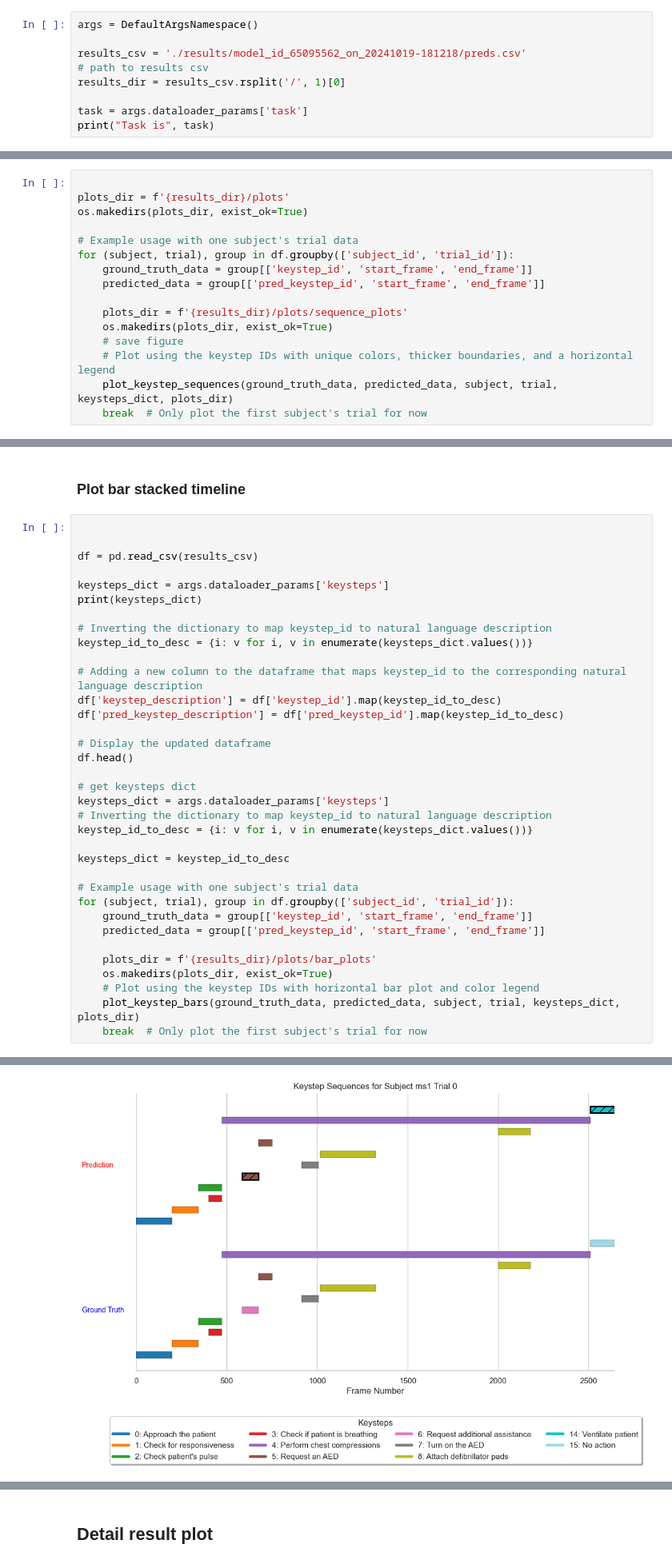
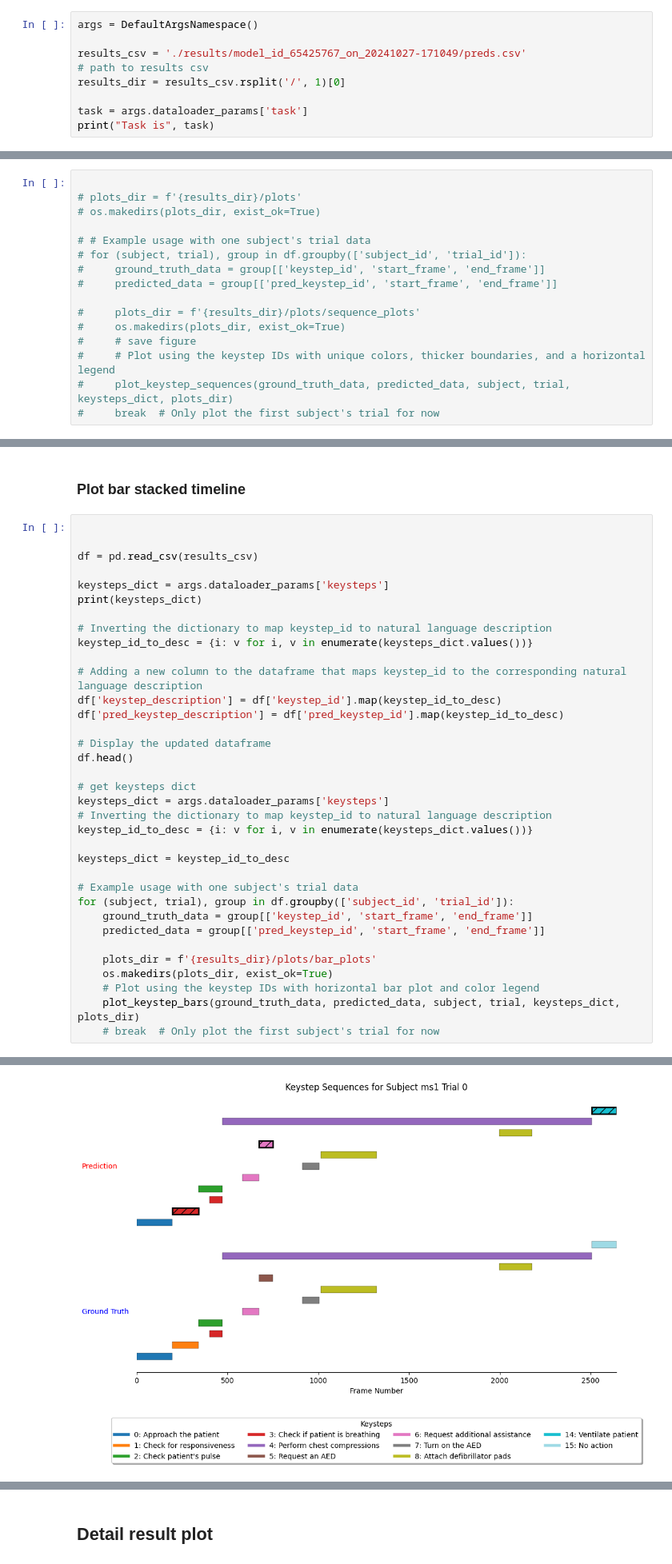
Before and after one commit to UVA-DSA/EgoEMS, a Jupyter notebook: Benchmarks/ActionRecognition/MTRSAP/classification_final_metrics_plots.ipynb, the cells around one changed output, grey strips where cells are left out. Shown at 80% size. Saved outputs shown, nothing was run; the diff lists cells and outputs as text.

```diff
--- a/Benchmarks/ActionRecognition/MTRSAP/classification_final_metrics_plots.ipynb
+++ b/Benchmarks/ActionRecognition/MTRSAP/classification_final_metrics_plots.ipynb
@@ -14,7 +14,7 @@ from metrics.metrics import *
 # %%
 args = DefaultArgsNamespace()
 
-results_csv = './results/model_id_65095562_on_20241019-181218/preds.csv'
+results_csv = './results/model_id_65425767_on_20241027-171049/preds.csv'
 # path to results csv
 results_dir = results_csv.rsplit('/', 1)[0]
 
@@ -417,17 +417,17 @@ def plot_keystep_bars(ground_truth, predicted, subject, trial, keystep_dict, plo
 ### Plot keysteps sequence in a single timeline
 # %%
 
-plots_dir = f'{results_dir}/plots'
-os.makedirs(plots_dir, exist_ok=True)
+# plots_dir = f'{results_dir}/plots'
+# os.makedirs(plots_dir, exist_ok=True)
 
-# Example usage with one subject's trial data
-for (subject, trial), group in df.groupby(['subject_id', 'trial_id']):
-    ground_truth_data = group[['keystep_id', 'start_frame', 'end_frame']]
-    predicted_data = group[['pred_keystep_id', 'start_frame', 'end_frame']]
+# # Example usage with one subject's trial data
+# for (subject, trial), group in df.groupby(['subject_id', 'trial_id']):
+#     ground_truth_data = group[['keystep_id', 'start_frame', 'end_frame']]
+#     predicted_data = group[['pred_keystep_id', 'start_frame', 'end_frame']]
 
-    plots_dir = f'{results_dir}/plots/sequence_plots'
-    os.makedirs(plots_dir, exist_ok=True)
-    # save figure
-    # Plot using the keystep IDs with unique colors, thicker boundaries, and a horizontal legend
-    plot_keystep_sequences(ground_truth_data, predicted_data, subject, trial, keysteps_dict, plots_dir)
-    break  # Only plot the first subject's trial for now
+#     plots_dir = f'{results_dir}/plots/sequence_plots'
+#     os.makedirs(plots_dir, exist_ok=True)
+#     # save figure
+#     # Plot using the keystep IDs with unique colors, thicker boundaries, and a horizontal legend
+#     plot_keystep_sequences(ground_truth_data, predicted_data, subject, trial, keysteps_dict, plots_dir)
+#     break  # Only plot the first subject's trial for now
@@ -461,32 +442,32 @@ keysteps_dict = args.dataloader_params['keysteps']
 print(keysteps_dict)
 
 # Inverting the dictionary to map keystep_id to natural language description
 keystep_id_to_desc = {i: v for i, v in enumerate(keysteps_dict.values())}
 
 # Adding a new column to the dataframe that maps keystep_id to the corresponding natural language description
 df['keystep_description'] = df['keystep_id'].map(keystep_id_to_desc)
 df['pred_keystep_description'] = df['pred_keystep_id'].map(keystep_id_to_desc)
 
 # Display the updated dataframe
 df.head()
 
 # get keysteps dict
 keysteps_dict = args.dataloader_params['keysteps']
 # Inverting the dictionary to map keystep_id to natural language description
 keystep_id_to_desc = {i: v for i, v in enumerate(keysteps_dict.values())}
 
 keysteps_dict = keystep_id_to_desc
 
 # Example usage with one subject's trial data
 for (subject, trial), group in df.groupby(['subject_id', 'trial_id']):
     ground_truth_data = group[['keystep_id', 'start_frame', 'end_frame']]
     predicted_data = group[['pred_keystep_id', 'start_frame', 'end_frame']]
 
     plots_dir = f'{results_dir}/plots/bar_plots'
     os.makedirs(plots_dir, exist_ok=True)
     # Plot using the keystep IDs with horizontal bar plot and color legend
     plot_keystep_bars(ground_truth_data, predicted_data, subject, trial, keysteps_dict, plots_dir)
-    break  # Only plot the first subject's trial for now
+    # break  # Only plot the first subject's trial for now
 # %% [output]
 {'approach_patient': 'Approach the patient', 'check_responsiveness': 'Check for responsiveness', 'check_pulse': "Check patient's pulse", 'check_breathing': 'Check if patient is breathing', 'chest_comp ...
-[figure, old version]
+[figure, new version]
```
Also changed, not shown: parts of 8 cells of this notebook, 29 other files.
